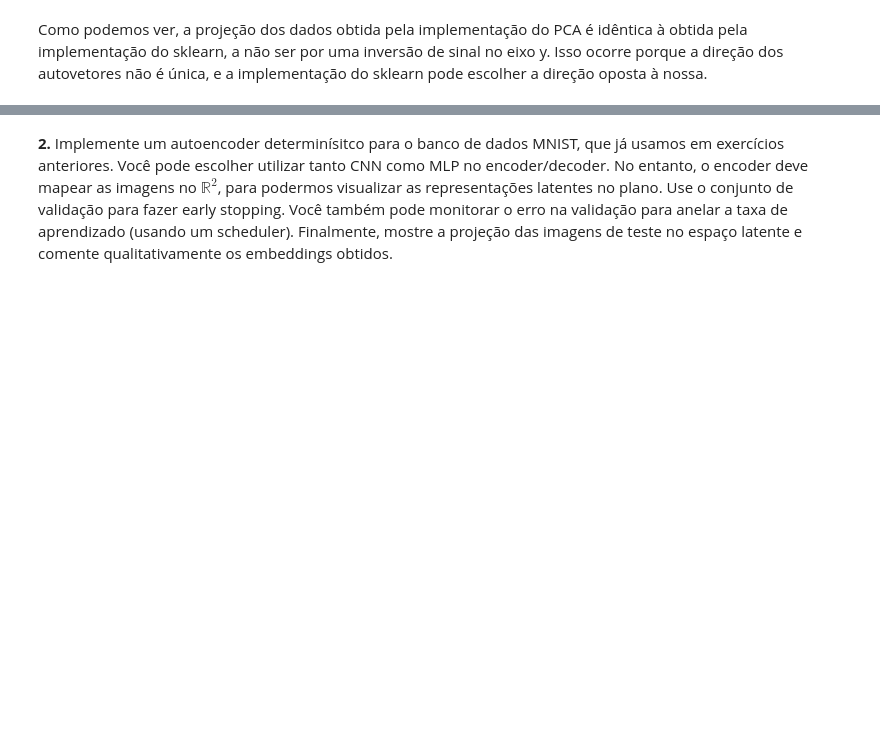
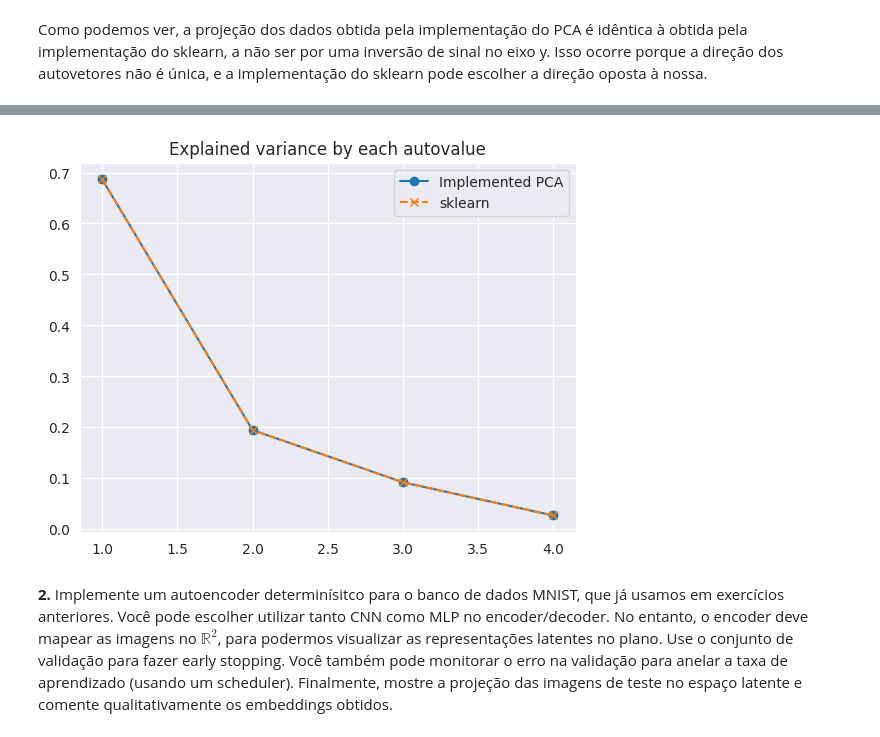
Before and after one commit to ViniAS/ML, a Jupyter notebook: ML_exercise_7.ipynb, the cells around one changed output, grey strips where cells are left out. Saved outputs shown, nothing was run; the diff lists cells and outputs as text; code cells hidden in the pictures; blank space fills up the shorter version.

```diff
--- a/ML_exercise_7.ipynb
+++ b/ML_exercise_7.ipynb
@@ -99,3 +104,13 @@ explained_variance
+# %%
+# Graph the explained variance by each autovalue
+plt.plot(range(1,5),eigvals_proj/eigvals_proj.sum(), marker ='o', label='Implemented PCA')
+plt.title("Explained variance by each autovalue")
+# Graph the explained variance by each autovalue of the sklearn PCA
+plt.plot(range(1,5),sklearn_pca4.explained_variance_ratio_, label="sklearn", marker='x', linestyle='--')
+plt.legend()
+plt.show()
+# %% [output]
+[figure, added]
 # %% [markdown]
 **2.** Implemente um autoencoder determinísitco para o banco de dados MNIST, que já usamos em exercícios anteriores. Você pode escolher utilizar tanto CNN como MLP no encoder/decoder. No entanto, o encoder deve mapear as imagens no $\mathbb{R}^2$, para podermos visualizar as representações latentes no plano. Use o conjunto de validação para fazer early stopping. Você também pode monitorar o erro na validação para anelar a taxa de aprendizado (usando um scheduler). Finalmente, mostre a projeção das imagens de teste no espaço latente e comente qualitativamente os embeddings obtidos.
 # %%
```
Also changed, not shown: parts of 2 cells of this notebook.
